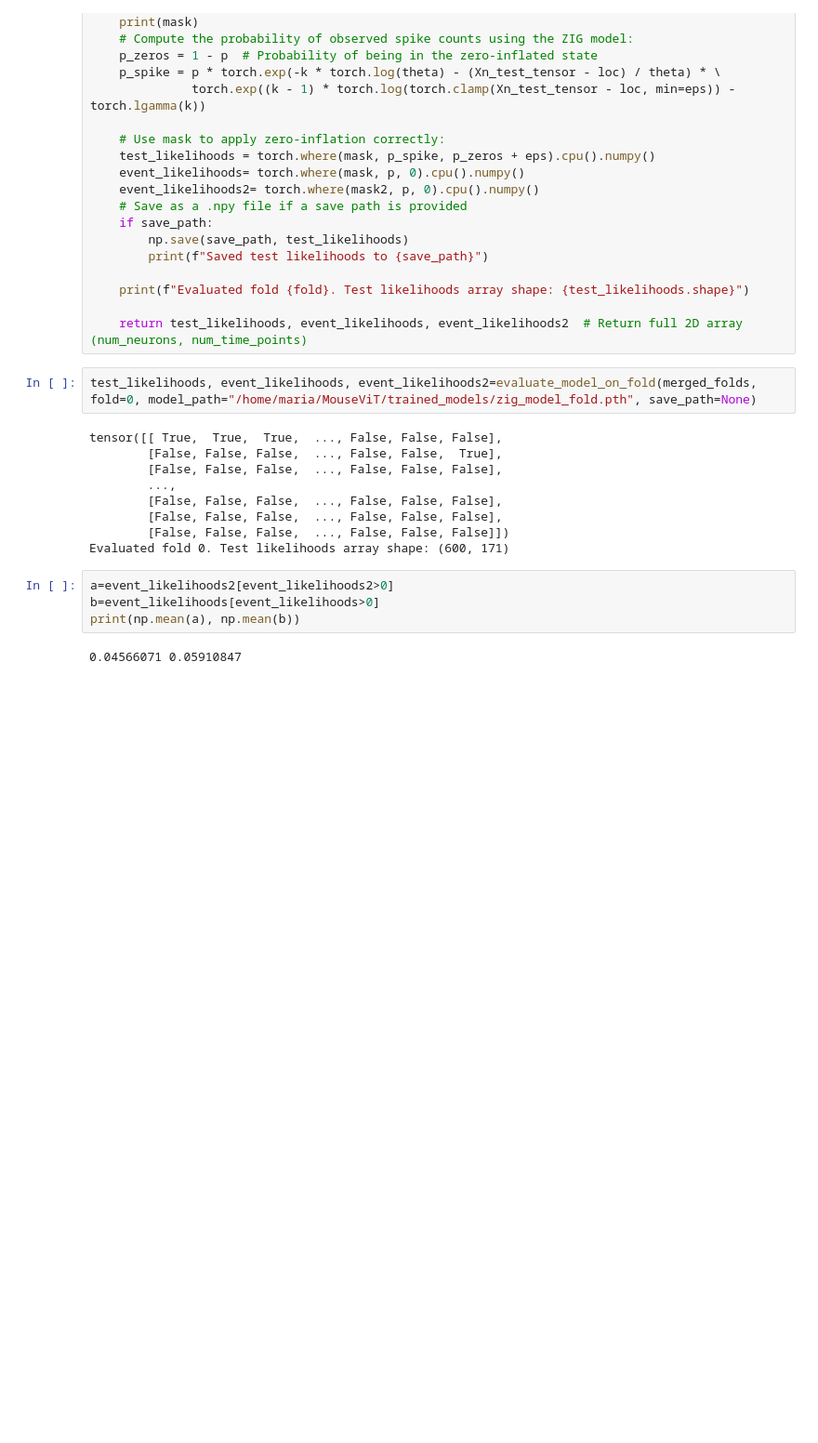
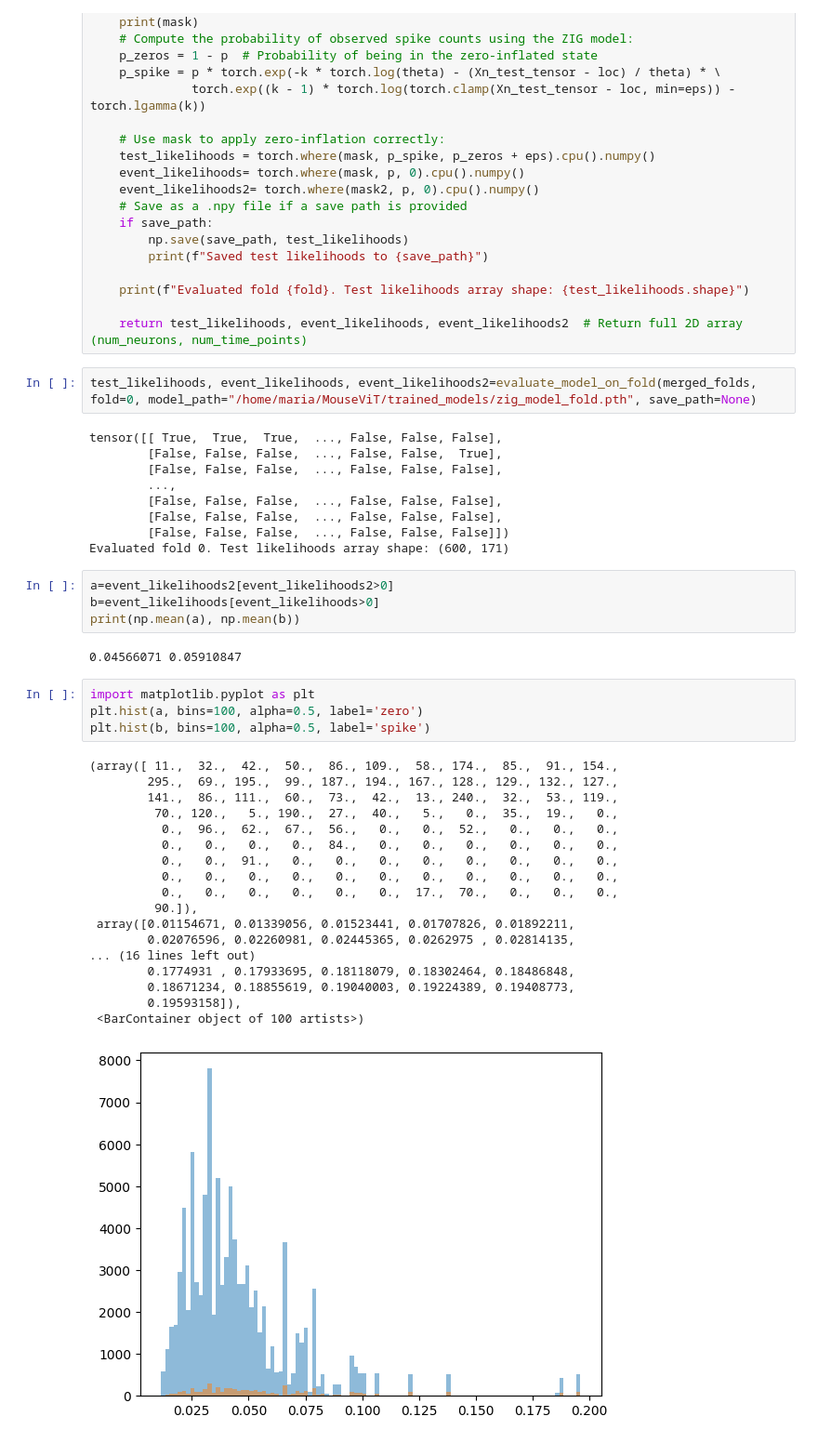
Before and after one commit to mariakesa/MouseViT, a Jupyter notebook: exp.ipynb, the cells around one changed output. Shown: that part at 93% size. Cells and saved outputs as stored; diff of their text form; blank space fills up the shorter version.

```diff
--- a/exp.ipynb
+++ b/exp.ipynb
@@ -197,3 +197,26 @@ b=event_likelihoods[event_likelihoods>0]
 print(np.mean(a), np.mean(b))
 # %% [output]
 0.04566071 0.05910847
+# %%
+import matplotlib.pyplot as plt
+plt.hist(a, bins=100, alpha=0.5, label='zero')
+plt.hist(b, bins=100, alpha=0.5, label='spike')
+# %% [output]
+(array([ 11.,  32.,  42.,  50.,  86., 109.,  58., 174.,  85.,  91., 154.,
+        295.,  69., 195.,  99., 187., 194., 167., 128., 129., 132., 127.,
+        141.,  86., 111.,  60.,  73.,  42.,  13., 240.,  32.,  53., 119.,
+         70., 120.,   5., 190.,  27.,  40.,   5.,   0.,  35.,  19.,   0.,
+          0.,  96.,  62.,  67.,  56.,   0.,   0.,  52.,   0.,   0.,   0.,
+          0.,   0.,   0.,   0.,  84.,   0.,   0.,   0.,   0.,   0.,   0.,
+          0.,   0.,  91.,   0.,   0.,   0.,   0.,   0.,   0.,   0.,   0.,
+          0.,   0.,   0.,   0.,   0.,   0.,   0.,   0.,   0.,   0.,   0.,
+          0.,   0.,   0.,   0.,   0.,   0.,  17.,  70.,   0.,   0.,   0.,
+         90.]),
+ array([0.01154671, 0.01339056, 0.01523441, 0.01707826, 0.01892211,
+        0.02076596, 0.02260981, 0.02445365, 0.0262975 , 0.02814135,
+... (16 lines left out)
+        0.1774931 , 0.17933695, 0.18118079, 0.18302464, 0.18486848,
+        0.18671234, 0.18855619, 0.19040003, 0.19224389, 0.19408773,
+        0.19593158]),
+ <BarContainer object of 100 artists>)
+[figure, added]
```
Also changed, not shown: 6 other files.
